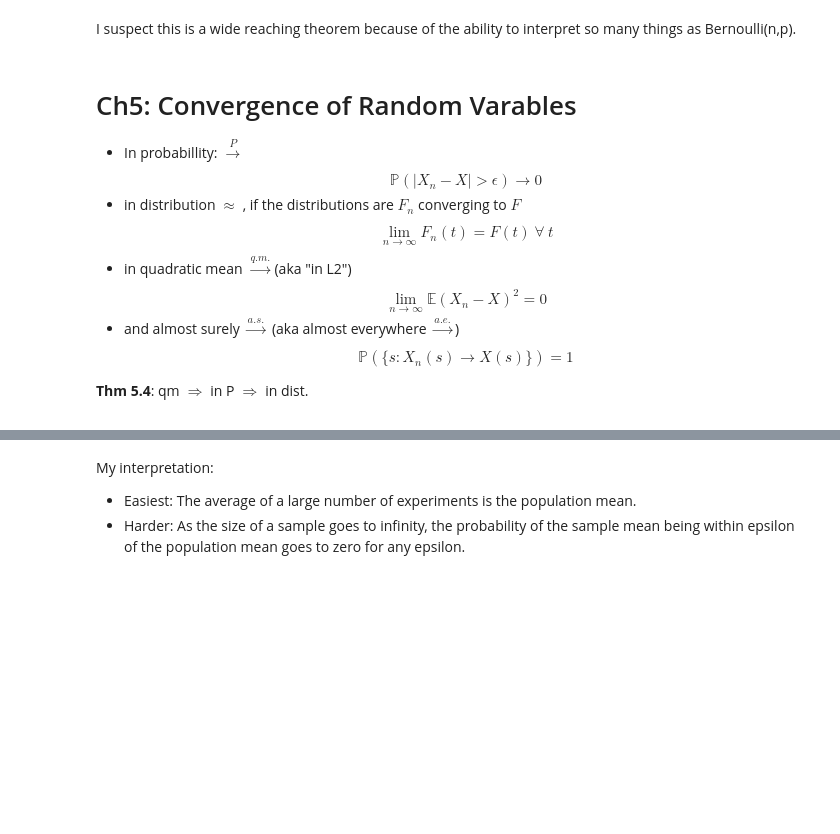
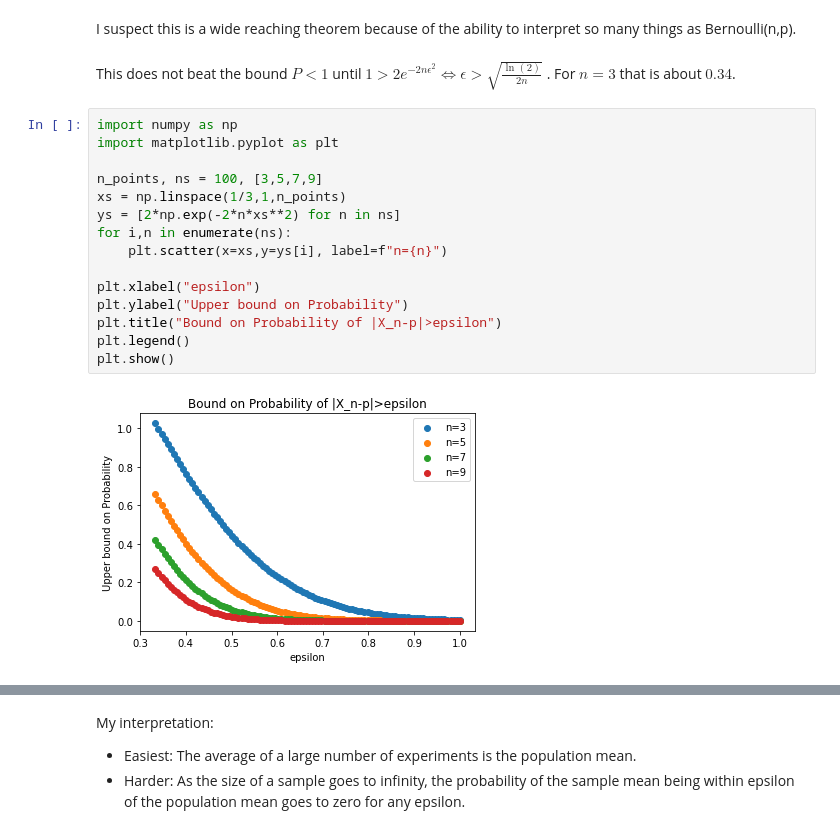
Before and after one commit to davidcherney/Wasserman_notes, a Jupyter notebook: notes_part_I.ipynb, the cells around one changed output, grey strips where cells are left out. Saved outputs shown, nothing was run; the diff lists cells and outputs as text; blank space fills up the shorter version.

Commit message:
added visualization to theorem 4.5

```diff
--- a/notes_part_I.ipynb
+++ b/notes_part_I.ipynb
@@ -481,16 +481,24 @@ $$P ( |\bar{X}_n − p| > \epsilon )
 \leq  2e^{−2n \epsilon^2}.$$
 # %% [markdown]
 I suspect this is a wide reaching theorem because of the ability to interpret so many things as Bernoulli(n,p).
-# %% [markdown]
-# Ch5: Convergence of Random Varables
-
-- In probabillity: $\stackrel{P}{\to}$
-$$\mathbb{P} ( |X_n − X| > \epsilon)\to 0$$
-- in distribution $\approx$ , if the distributions are $F_n$ converging to $F$
-$$ \lim_{n\to \infty} F_n(t) = F(t) ~\forall ~ t $$
-- in quadratic mean $\stackrel{q.m.}{\to}$(aka "in L2")
-$$\lim_{n\to\infty} \mathbb{E}(X_n − X)^2 =0 $$
-- and almost surely $\stackrel{a.s.}{\to}$ (aka almost everywhere $\stackrel{a.e.}{\to}$)
-$$\mathbb{P}\left(\{s : X_n(s) \to X(s)\}\right) = 1$$
-
-**Thm 5.4**: qm $\Rightarrow$ in P $\Rightarrow$ in dist.
+# %% [markdown]
+This does not beat the bound $P<1$ until
+$1>2e^{-2n\epsilon^2} \Leftrightarrow
+\epsilon > \sqrt{\frac{ \ln(2) }{2n}}$. For $n=3$ that is about $0.34$.
+# %%
+import numpy as np
+import matplotlib.pyplot as plt
+
+n_points, ns = 100, [3,5,7,9]
+xs = np.linspace(1/3,1,n_points)
+ys = [2*np.exp(-2*n*xs**2) for n in ns]
+for i,n in enumerate(ns):
+    plt.scatter(x=xs,y=ys[i], label=f"n={n}")
+
+plt.xlabel("epsilon")
+plt.ylabel("Upper bound on Probability")
+plt.title("Bound on Probability of |X_n-p|>epsilon")
+plt.legend()
+plt.show()
+# %% [output]
+[figure, added]
```
Also changed, not shown: parts of 10 cells of this notebook, 2 other files.
